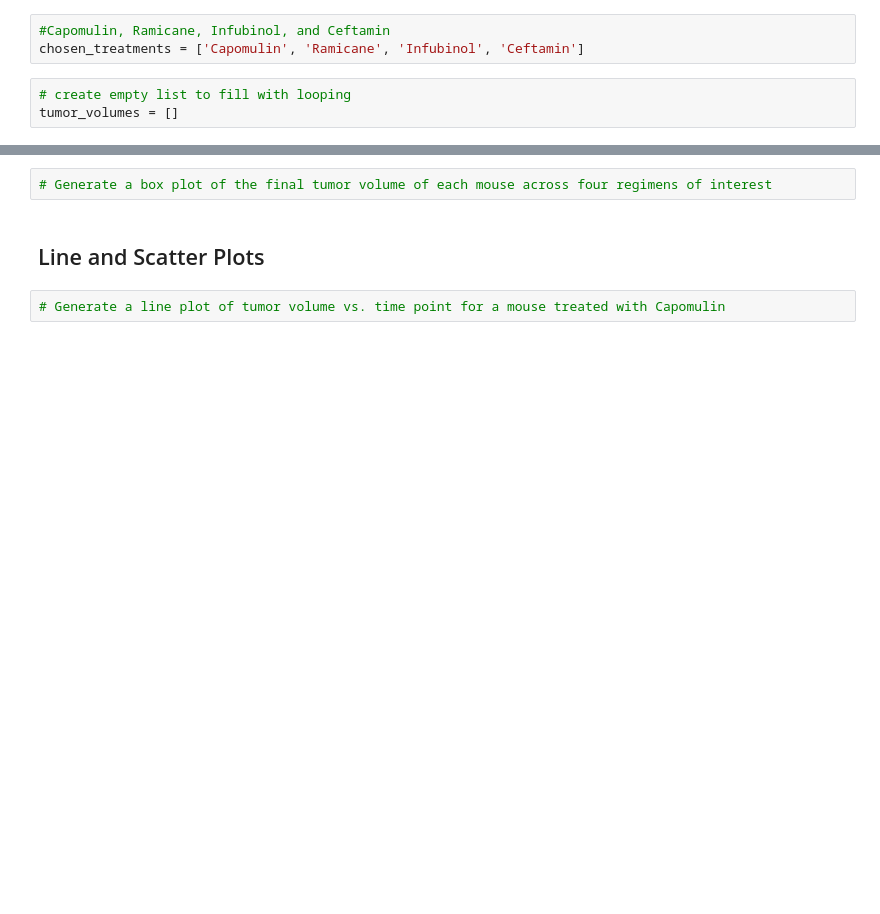
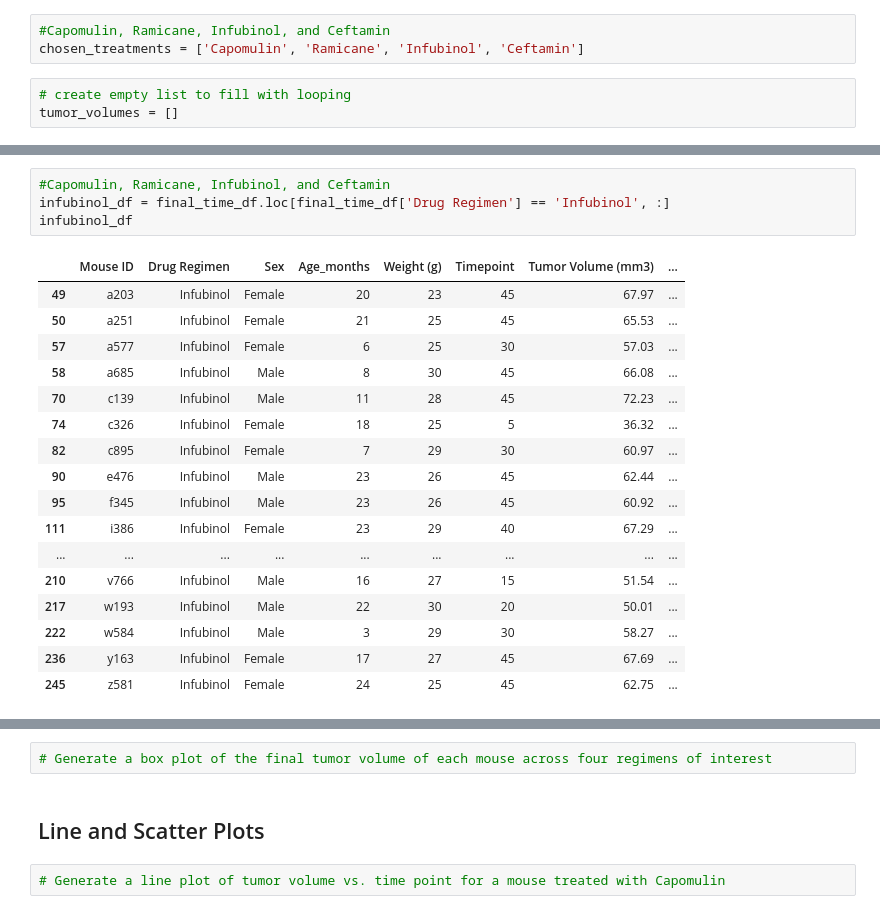
Before and after one commit to juliemcbaker/pymaceuticals, a Jupyter notebook: pymaceuticals_BAKER.ipynb, the cells around one changed output, grey strips where cells are left out. Cells and saved outputs as stored; diff of their text form; blank space fills up the shorter version.

```diff
--- a/pymaceuticals_BAKER.ipynb
+++ b/pymaceuticals_BAKER.ipynb
@@ -578,0 +686,22 @@ tumor_volumes = []
+# %%
+#Capomulin, Ramicane, Infubinol, and Ceftamin
+infubinol_df = final_time_df.loc[final_time_df['Drug Regimen'] == 'Infubinol', :]
+infubinol_df
+# %% [output]
+|  | Mouse ID | Drug Regimen | Sex | Age_months | Weight (g) | Timepoint | Tumor Volume (mm3) | ... |
+| 49 | a203 | Infubinol | Female | 20 | 23 | 45 | 67.97 | ... |
+| 50 | a251 | Infubinol | Female | 21 | 25 | 45 | 65.53 | ... |
+| 57 | a577 | Infubinol | Female | 6 | 25 | 30 | 57.03 | ... |
+| 58 | a685 | Infubinol | Male | 8 | 30 | 45 | 66.08 | ... |
+| 70 | c139 | Infubinol | Male | 11 | 28 | 45 | 72.23 | ... |
+| 74 | c326 | Infubinol | Female | 18 | 25 | 5 | 36.32 | ... |
+| 82 | c895 | Infubinol | Female | 7 | 29 | 30 | 60.97 | ... |
+| 90 | e476 | Infubinol | Male | 23 | 26 | 45 | 62.44 | ... |
+| 95 | f345 | Infubinol | Male | 23 | 26 | 45 | 60.92 | ... |
+| 111 | i386 | Infubinol | Female | 23 | 29 | 40 | 67.29 | ... |
+| ... | ... | ... | ... | ... | ... | ... | ... | ... |
+| 210 | v766 | Infubinol | Male | 16 | 27 | 15 | 51.54 | ... |
+| 217 | w193 | Infubinol | Male | 22 | 30 | 20 | 50.01 | ... |
+| 222 | w584 | Infubinol | Male | 3 | 29 | 30 | 58.27 | ... |
+| 236 | y163 | Infubinol | Female | 17 | 27 | 45 | 67.69 | ... |
+| 245 | z581 | Infubinol | Female | 24 | 25 | 45 | 62.75 | ... |
```
Also changed, not shown: parts of 19 cells of this notebook.
